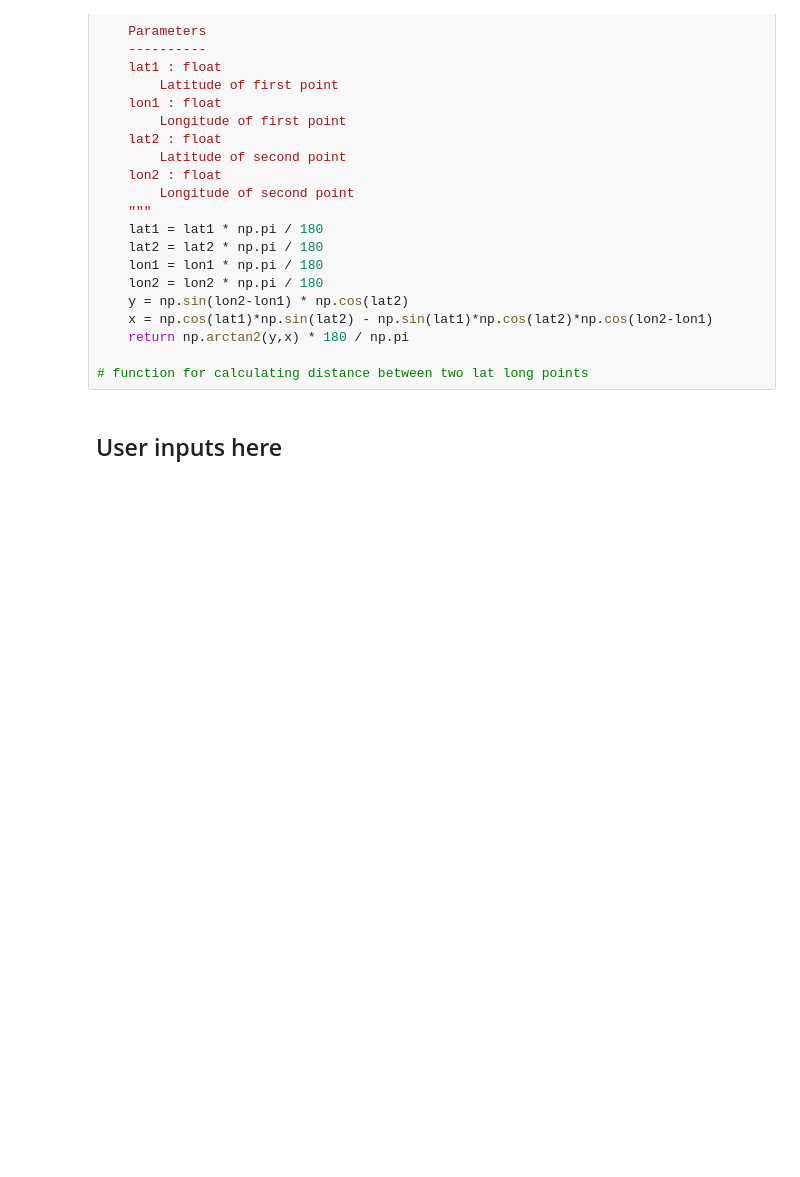
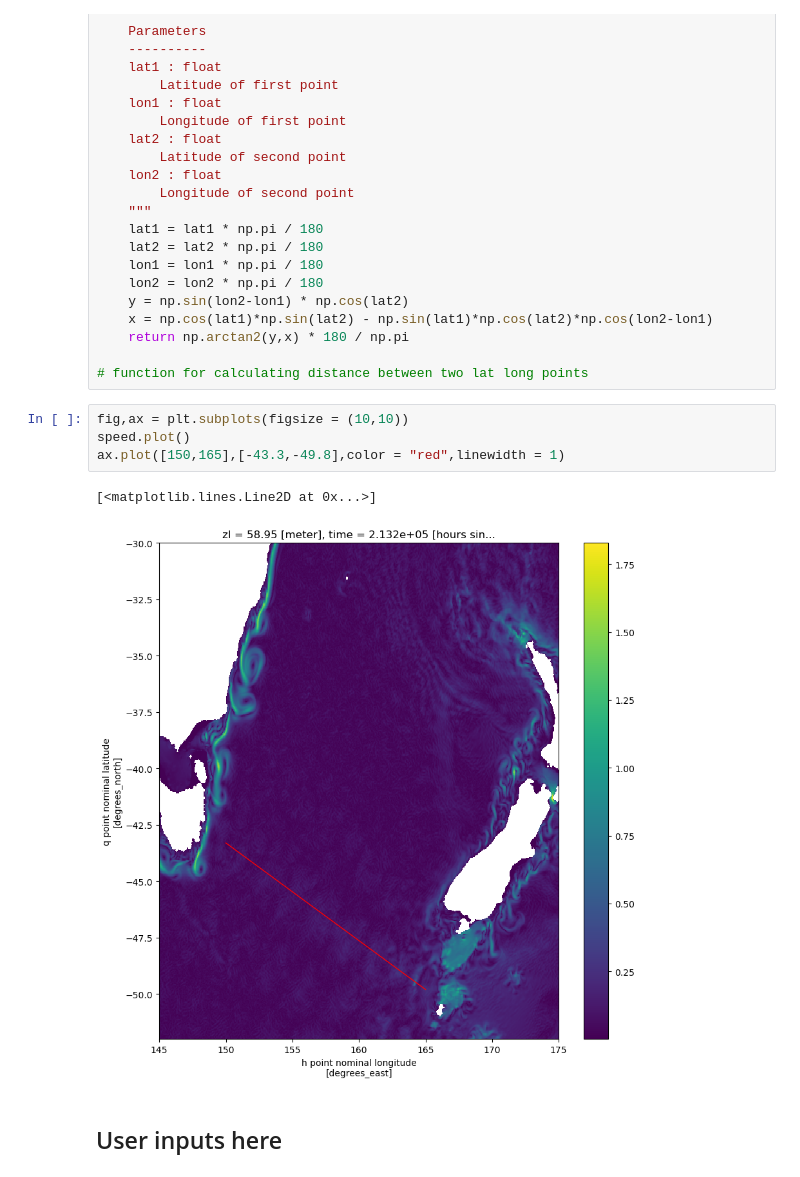
Before and after one commit to ashjbarnes/tasman-tides, a Jupyter notebook: notebooks/analysis/draft-functions.ipynb, the cells around one changed output. Drawn from its saved outputs; the diff is of its cells as text; blank space fills up the shorter version.

```diff
--- a/notebooks/analysis/draft-functions.ipynb
+++ b/notebooks/analysis/draft-functions.ipynb
@@ -82,6 +83,13 @@ def bearing(lat1,lon1,lat2,lon2):
     return np.arctan2(y,x) * 180 / np.pi
 
 # function for calculating distance between two lat long points
+# %%
+fig,ax = plt.subplots(figsize = (10,10))
+speed.plot()
+ax.plot([150,165],[-43.3,-49.8],color = "red",linewidth = 1)
+# %% [output]
+[<matplotlib.lines.Line2D at 0x...>]
+[figure, added]
 # %% [markdown]
 ## User inputs here
 # %%
```
Also changed, not shown: parts of 23 cells of this notebook, 1 other file.
